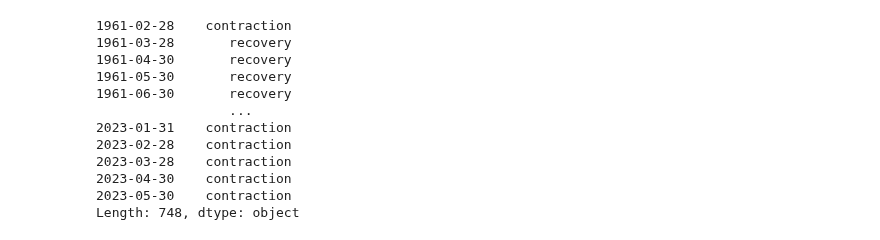
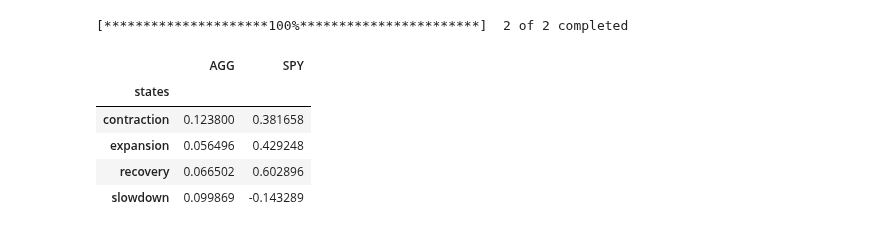
Before and after one commit to HTF1125/RobertLab, a Jupyter notebook: test.ipynb, the cells around one changed output. Cells and saved outputs as stored; diff of their text form; code cells hidden in the pictures.

```diff
--- a/test.ipynb
+++ b/test.ipynb
@@ -1,17 +1,12 @@
-# %%
-from src.core.signals import OECDUSLEIHP
-sig = OECDUSLEIHP.from_fred_data(lamb=10)
-sig.states
-# %% [output]
-1961-02-28    contraction
-1961-03-28       recovery
-1961-04-30       recovery
-1961-05-30       recovery
-1961-06-30       recovery
-                 ...
-2023-01-31    contraction
-2023-02-28    contraction
-2023-03-28    contraction
-2023-04-30    contraction
-2023-05-30    contraction
-Length: 748, dtype: object
+# %%
+
+sig = OECDUSLEIHP.from_fred_data()
+sig.expected_returns_by_states(prices=prices, frequency="Q")
+# %% [output]
+[*********************100%***********************]  2 of 2 completed
+|  | AGG | SPY |
+| states |  |  |
+| contraction | 0.123800 | 0.381658 |
+| expansion | 0.056496 | 0.429248 |
+| recovery | 0.066502 | 0.602896 |
+| slowdown | 0.099869 | -0.143289 |
```
Also changed, not shown: parts of 1 cell of this notebook, 1 other file.
